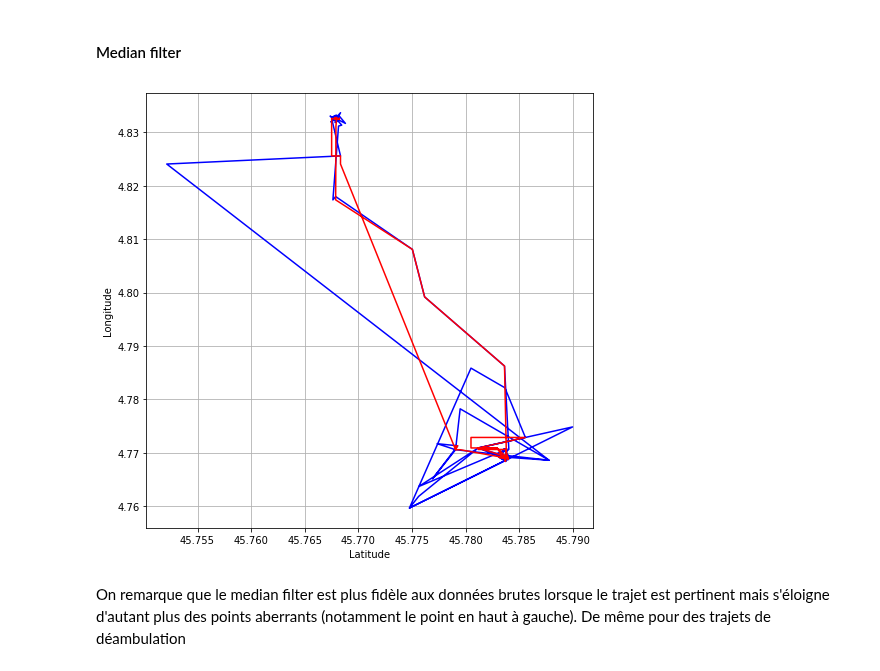
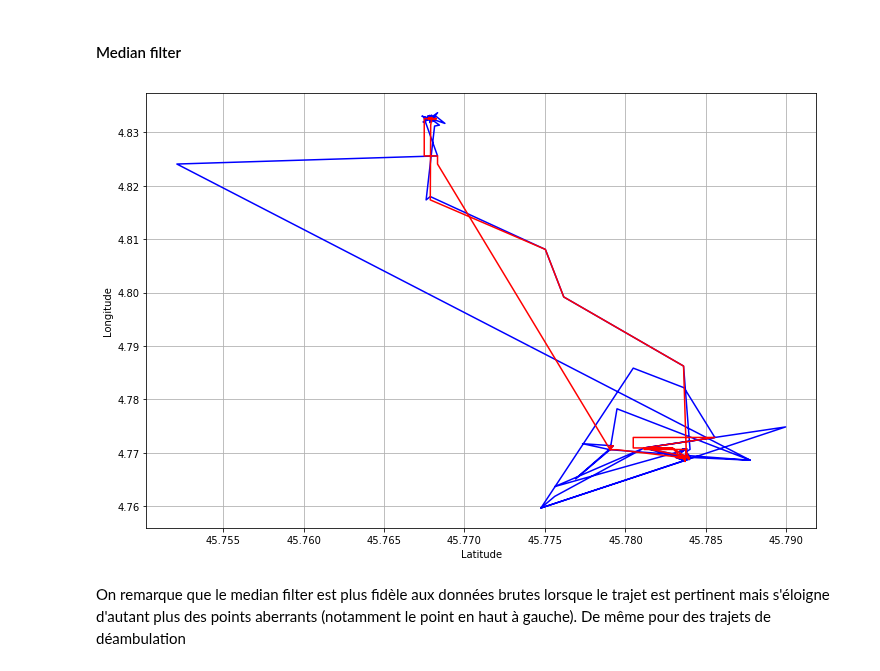
Before and after one commit to AmigoCap/GPSFlow, a Jupyter notebook: 2-25janv.ipynb, the cells around one changed output. Cells and saved outputs as stored; diff of their text form; code cells hidden in the pictures.

```diff
--- a/2-25janv.ipynb
+++ b/2-25janv.ipynb
@@ -304,18 +264,18 @@ for i in range(n, len(data)-n):
 
     lat_filtered[i] = lat_window[n]
     long_filtered[i] = long_window[n]
-
-plt.figure(figsize=(8,8))
-plt.grid(True)
-plt.xlabel('Latitude')
-plt.ylabel('Longitude')
-plt.plot(lat_original, long_original, 'b')
-plt.plot(lat_filtered, long_filtered, 'r')
-
-plt.savefig('2-files/medianFilter.png')
-plt.show()
-# %% [output]
-[figure, removed]
+# %%
+plt.figure(figsize=(12,8))
+plt.grid(True)
+plt.xlabel('Latitude')
+plt.ylabel('Longitude')
+plt.plot(lat_original, long_original, 'b')
+plt.plot(lat_filtered, long_filtered, 'r')
+
+plt.savefig('2-files/medianFilter.png')
+plt.show()
+# %% [output]
+[figure, added]
 # %% [markdown]
 On remarque que le median filter est plus fidèle aux données brutes lorsque le trajet est pertinent mais s'éloigne d'autant plus des points aberrants (notamment le point en haut à gauche). De même pour des trajets de déambulation
 # %% [markdown]
```
Also changed, not shown: parts of 17 cells of this notebook.
